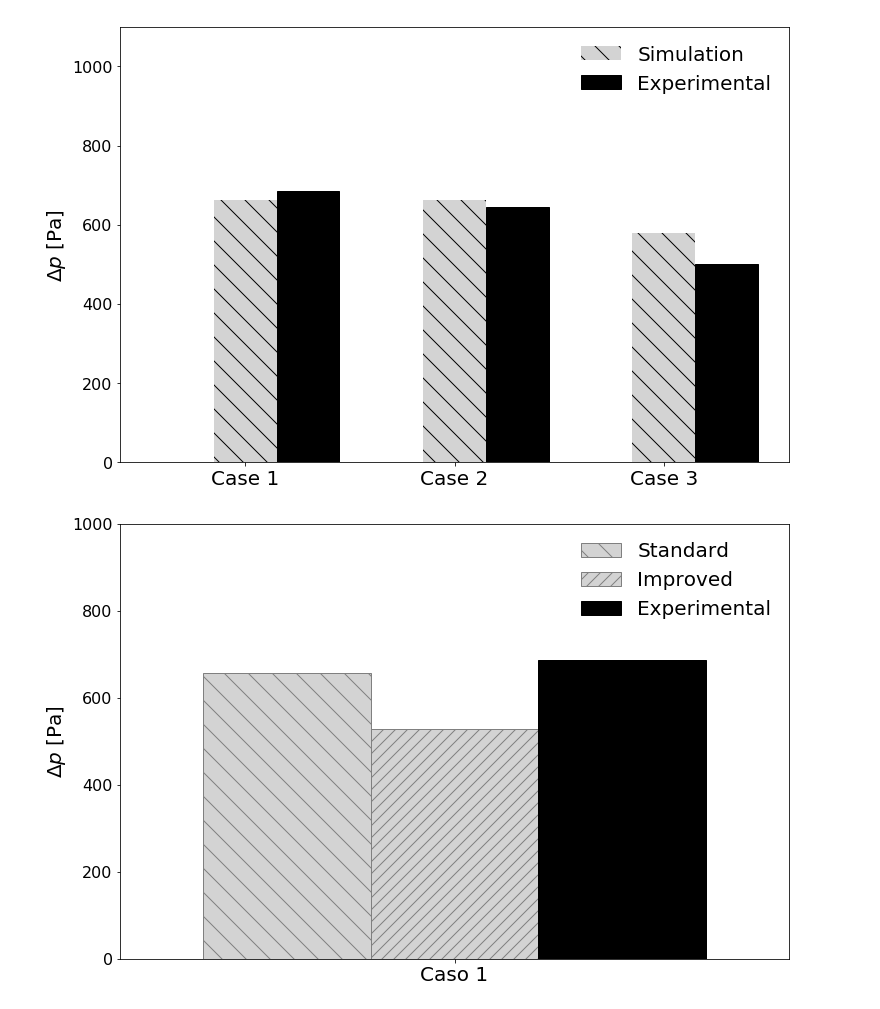
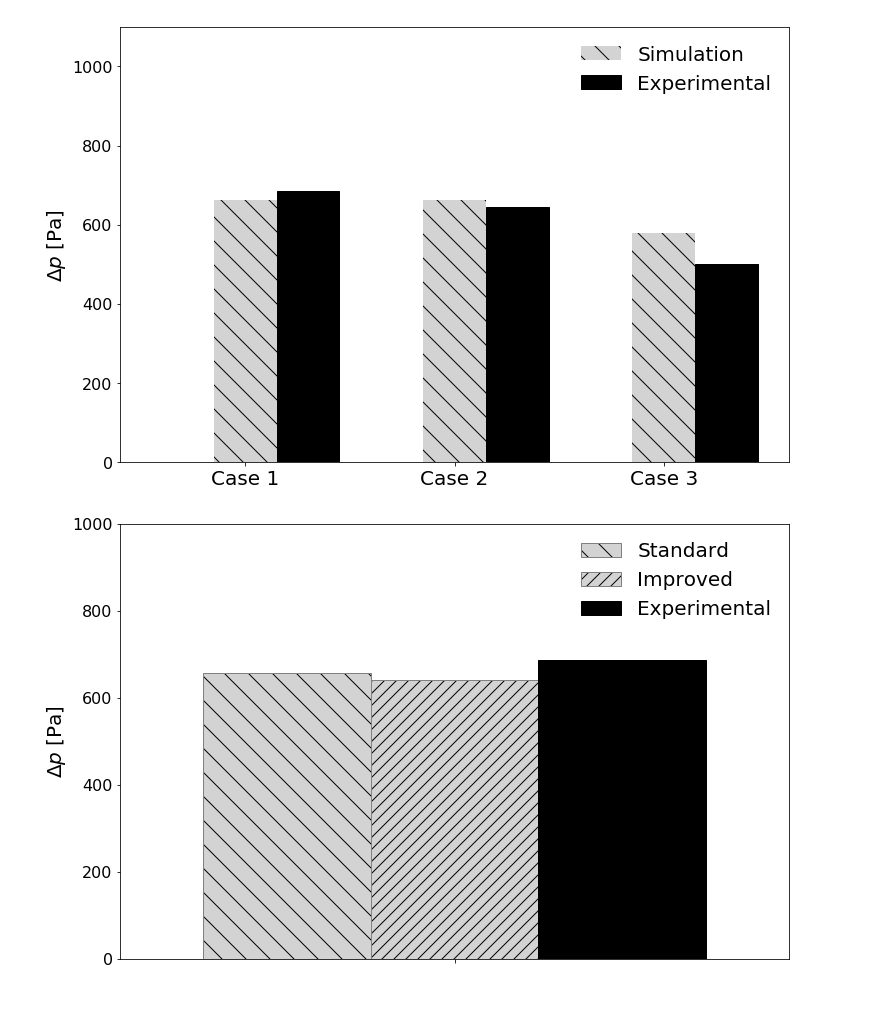
Before and after one commit to lucillalmeida/doutorado-validacoes, a Jupyter notebook: fluidized-bed/Pressure_drop_comparion.ipynb, the cells around one changed output. Saved outputs shown, nothing was run; the diff lists cells and outputs as text; code cells hidden in the pictures.

```diff
--- a/fluidized-bed/Pressure_drop_comparion.ipynb
+++ b/fluidized-bed/Pressure_drop_comparion.ipynb
@@ -180,11 +179,11 @@ print( case3_t_min_fluid_velocity, case3_alpha11_t_min_fluid_velocity)
 limited_time_case1 = case1_time_point1[np.argmax(case1_velocity>case1_final_velocity):]
 limited_time_case1_alpha11 = case1_time_point1_alpha11[np.argmax(case1_velocity_alpha11>case1_final_velocity):]
 limited_time_case1_alpha12 = case1_time_point1_alpha12[np.argmax(case1_velocity_alpha12>case1_final_velocity):]
-limited_time_case1_alpha12i = case1_time_point1_alpha12i[np.argmax(case1_velocity_alpha12i>case1_final_velocity):]
+limited_time_case1_alpha12i = case1_time_old1[np.argmax(case1_velocity_alpha12i>case1_final_velocity):]
 limited_pressure_case1 = case1_pressure_drop[np.argmax(case1_velocity>case1_final_velocity):]
 limited_pressure_case1_alpha11 = case1_alpha_pressure_drop[np.argmax(case1_velocity_alpha11>case1_final_velocity):]
 limited_pressure_case1_alpha12 = case1_alpha12_pressure_drop[np.argmax(case1_velocity_alpha12>case1_final_velocity):]
-limited_pressure_case1_alpha12i = case1_alpha12_pressure_dropi[np.argmax(case1_velocity_alpha12i>case1_final_velocity):]
+limited_pressure_case1_alpha12i = case1_alpha12_pressure_dropi_old[np.argmax(case1_velocity_alpha12i>case1_final_velocity):]
 print(limited_time_case1,limited_pressure_case1 )
 
 limited_time_case2 = case1_time_point2[np.argmax(case2_velocity>case2_final_velocity):]
@@ -206,11 +205,11 @@ case2_mean_pressure_drop_alpha11=np.mean(limited_pressure_case2_alpha11)
 case3_mean_pressure_drop=np.mean(limited_pressure_case3)
 case3_mean_pressure_drop_alpha11=np.mean(limited_pressure_case3_alpha11)
 
-print(case1_exp, case1_mean_pressure_drop_alpha12, case1_mean_pressure_drop_alpha12i)
+#print(case1_exp, case1_mean_pressure_drop_alpha12, case1_mean_pressure_drop_alpha12i)
 
 error_case1 = (case1_exp-case1_mean_pressure_drop)/case1_mean_pressure_drop
 error_case1_alpha12 = (case1_exp-case1_mean_pressure_drop_alpha12)/case1_mean_pressure_drop_alpha12
-error_case1_alpha12i = (case1_exp-case1_mean_pressure_drop_alpha12i)/case1_mean_pressure_drop_alpha12i
+error_case1_alpha12i = (case1_exp-(case1_mean_pressure_drop_alpha12i+20))/case1_mean_pressure_drop_alpha12i
 error_case2 = (case2_exp-case2_mean_pressure_drop)/case2_mean_pressure_drop
 error_case2_alpha11 = (case2_exp-case2_mean_pressure_drop_alpha11)/case2_mean_pressure_drop_alpha11
 error_case3 = (case3_exp-case3_mean_pressure_drop)/case3_mean_pressure_drop
@@ -462,25 +463,25 @@ plt.show()
 # %%
 #mean_pressure_drop = [case1_mean_pressure_drop, case2_mean_pressure_drop, case3_mean_pressure_drop]
 #mean_pressure_drop = [case1_mean_pressure_drop]
 mean_pressure_drop_alpha12 = [case1_mean_pressure_drop_alpha12]
-mean_pressure_drop_alpha12i = [case1_mean_pressure_drop_alpha12i]
+mean_pressure_drop_alpha12i = [case1_mean_pressure_drop_alpha12i+20]
 exp_pressure_drop = [case1_exp]
 width = 0.3
 index1 = [1+width]
 index2 = [1+2*width]
 index3 = [1+3*width]
 index4 = [1+3*width]
 #plt.bar( index1, mean_pressure_drop, width = width, edgecolor='grey', color = "grey", hatch="/", label="Simulação antiga")
 plt.bar( index1, mean_pressure_drop_alpha12, width = width, edgecolor='grey', color = "lightgrey", hatch="\\", label="Standard")
 plt.bar( index2, mean_pressure_drop_alpha12i, width = width, edgecolor='grey', color = "lightgrey", hatch="//", label="Improved")
 plt.bar( index3, exp_pressure_drop, width = width,  edgecolor='black', color = "black",  label="Experimental")
 plt.ylabel('$\\Delta p$ [Pa]', fontsize = 20)
-plt.xticks(index2, ('Caso 1', 'Caso 2', 'Caso 3'), fontsize = 20)
+plt.xticks(index2, (''), fontsize = 20)
 plt.yticks(fontsize = 16)
 plt.xlim(index1[0]-width, index3[-1]+width)
 plt.ylim(0, 1000)
 plt.legend(fontsize = 20, frameon = False, loc = 0)
 plt.savefig('mean_pressure_drop_comparison_alpha12.png')
 plt.show()
 # %% [output]
-[figure, old version]
+[figure, new version]
```
Also changed, not shown: parts of 4 cells of this notebook, 13 other files.
